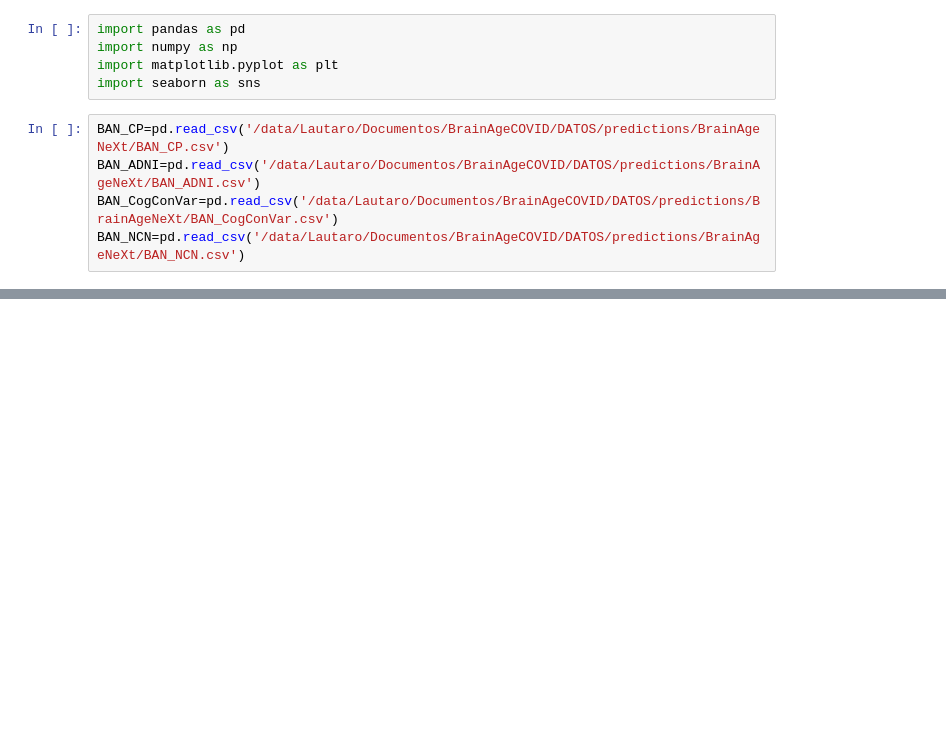
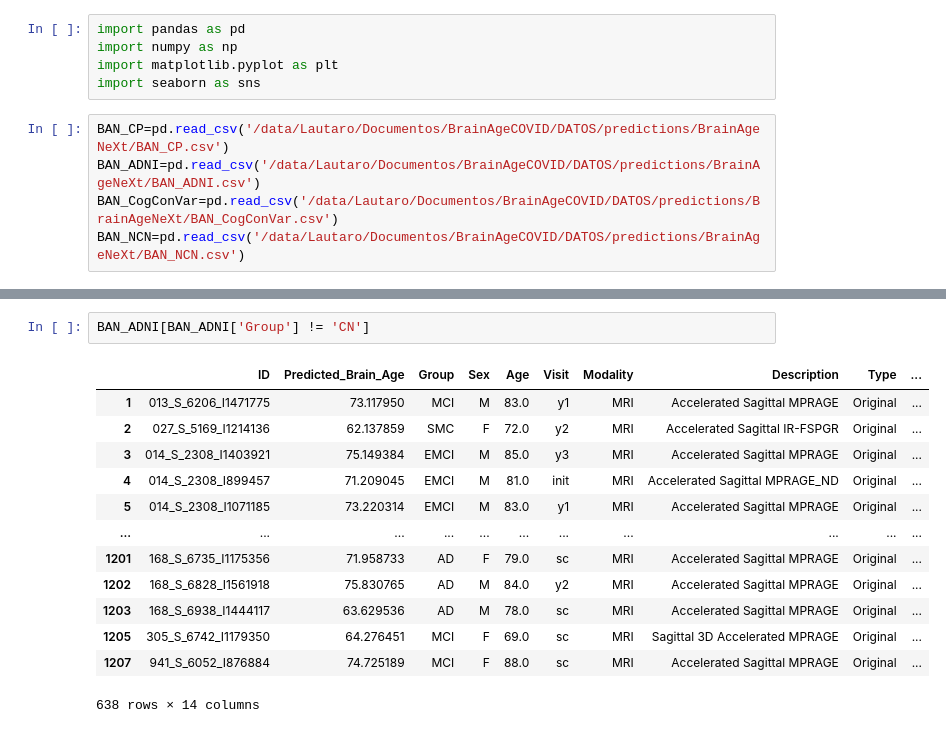
Before and after one commit to mabelzunce/brainage-models-benchmark, a Jupyter notebook: results/demohists.ipynb, the cells around one changed output, grey strips where cells are left out. Saved outputs shown, nothing was run; the diff lists cells and outputs as text; blank space fills up the shorter version.

```diff
--- a/results/demohists.ipynb
+++ b/results/demohists.ipynb
@@ -33,0 +36,16 @@ plt.show()
+# %%
+BAN_ADNI[BAN_ADNI['Group'] != 'CN']
+# %% [output]
+|  | ID | Predicted_Brain_Age | Group | Sex | Age | Visit | Modality | Description | Type | ... |
+| 1 | 013_S_6206_I1471775 | 73.117950 | MCI | M | 83.0 | y1 | MRI | Accelerated Sagittal MPRAGE | Original | ... |
+| 2 | 027_S_5169_I1214136 | 62.137859 | SMC | F | 72.0 | y2 | MRI | Accelerated Sagittal IR-FSPGR | Original | ... |
+| 3 | 014_S_2308_I1403921 | 75.149384 | EMCI | M | 85.0 | y3 | MRI | Accelerated Sagittal MPRAGE | Original | ... |
+| 4 | 014_S_2308_I899457 | 71.209045 | EMCI | M | 81.0 | init | MRI | Accelerated Sagittal MPRAGE_ND | Original | ... |
+| 5 | 014_S_2308_I1071185 | 73.220314 | EMCI | M | 83.0 | y1 | MRI | Accelerated Sagittal MPRAGE | Original | ... |
+| ... | ... | ... | ... | ... | ... | ... | ... | ... | ... | ... |
+| 1201 | 168_S_6735_I1175356 | 71.958733 | AD | F | 79.0 | sc | MRI | Accelerated Sagittal MPRAGE | Original | ... |
+| 1202 | 168_S_6828_I1561918 | 75.830765 | AD | M | 84.0 | y2 | MRI | Accelerated Sagittal MPRAGE | Original | ... |
+| 1203 | 168_S_6938_I1444117 | 63.629536 | AD | M | 78.0 | sc | MRI | Accelerated Sagittal MPRAGE | Original | ... |
+| 1205 | 305_S_6742_I1179350 | 64.276451 | MCI | F | 69.0 | sc | MRI | Sagittal 3D Accelerated MPRAGE | Original | ... |
+| 1207 | 941_S_6052_I876884 | 74.725189 | MCI | F | 88.0 | sc | MRI | Accelerated Sagittal MPRAGE | Original | ... |
+638 rows × 14 columns
```
Also changed, not shown: parts of 1 cell of this notebook, 6 other files.
